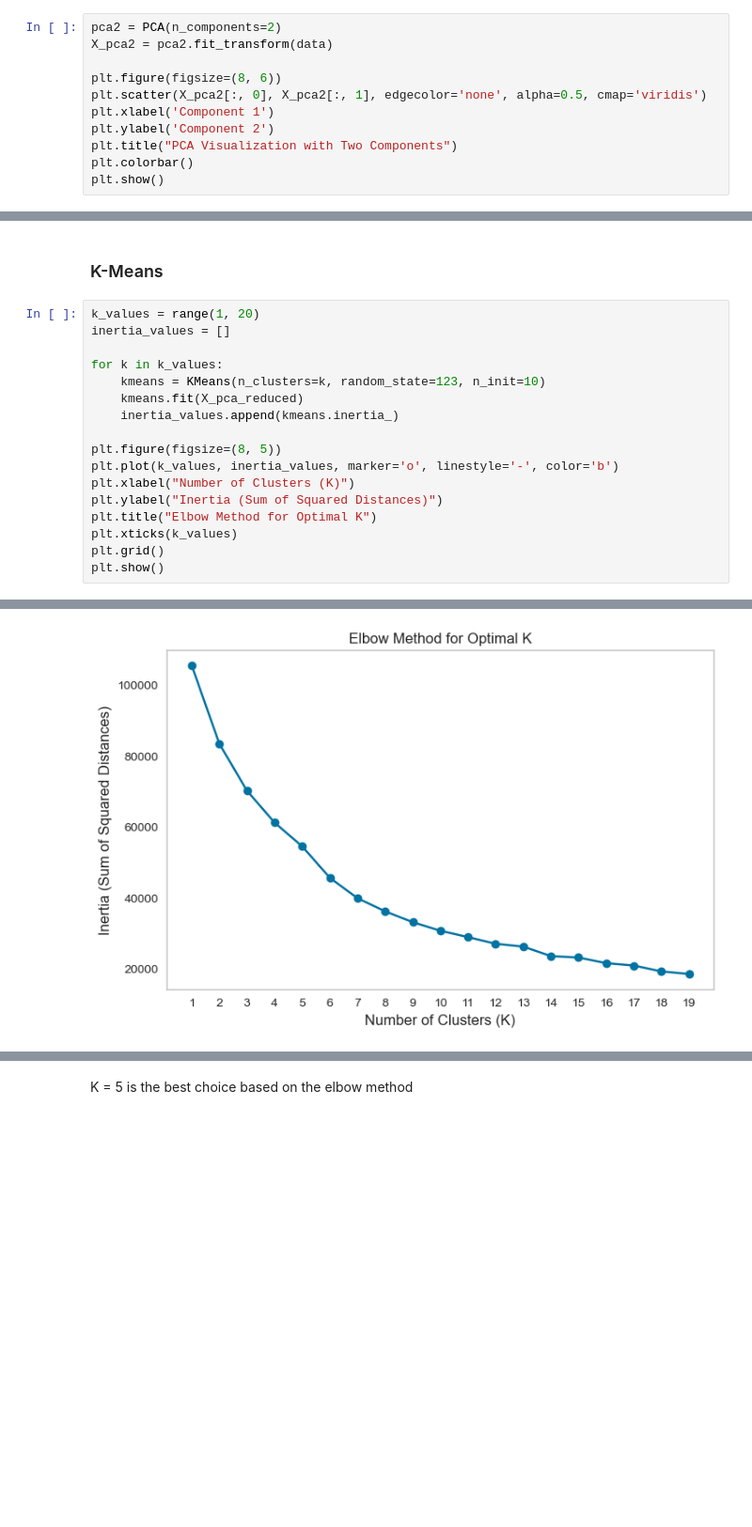
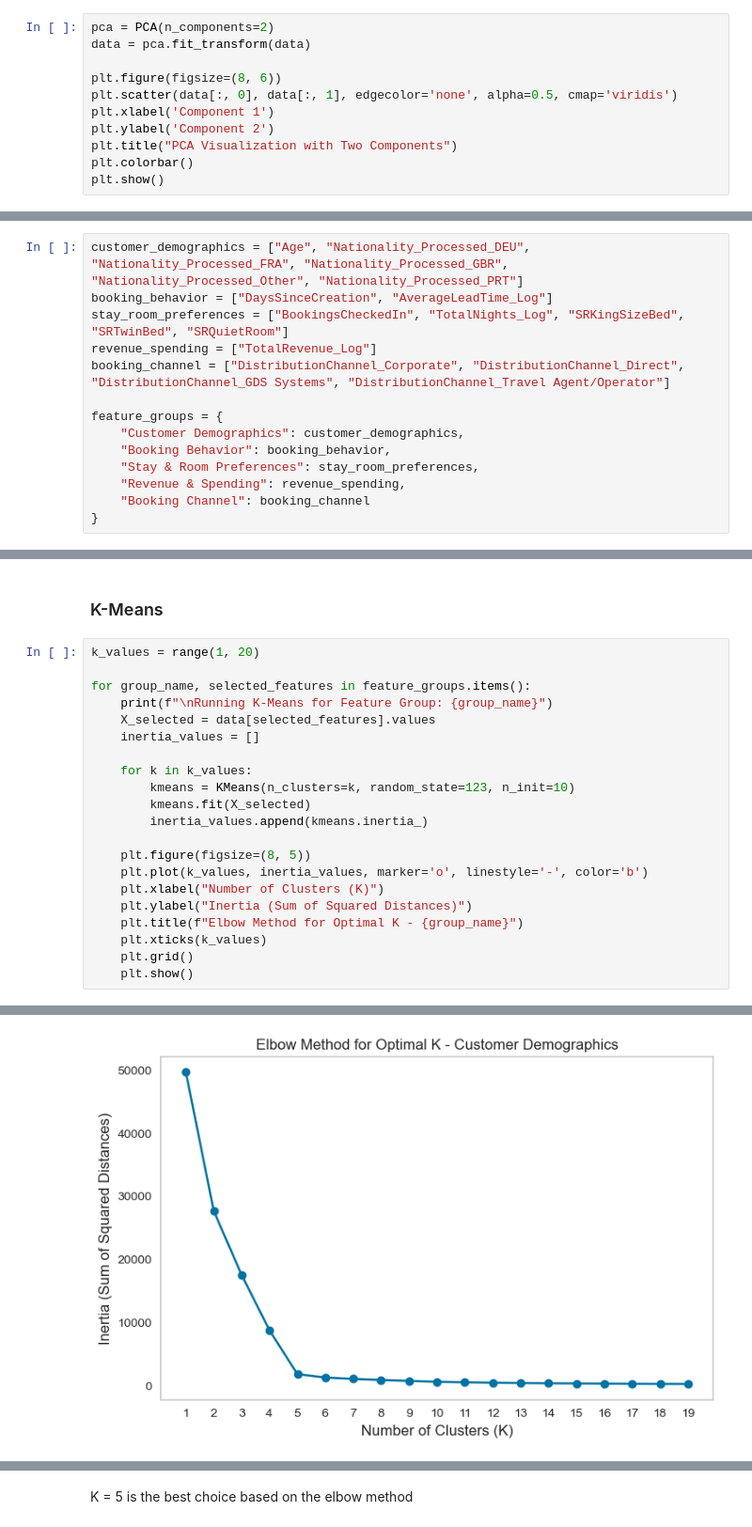
Before and after one commit to gugaaa1904/BC, a Jupyter notebook: Case 1.ipynb, the cells around one changed output, grey strips where cells are left out. Shown at 94% size. Drawn from its saved outputs; the diff is of its cells as text; blank space fills up the shorter version.

Commit message:
more clustering

```diff
--- a/Case 1.ipynb
+++ b/Case 1.ipynb
@@ -764,11 +785,11 @@ data[:] = scaler.fit_transform(data)
 # %% [markdown]
 ### PCA
 # %%
-pca2 = PCA(n_components=2)
-X_pca2 = pca2.fit_transform(data)
+pca = PCA(n_components=2)
+data = pca.fit_transform(data)
 
 plt.figure(figsize=(8, 6))
-plt.scatter(X_pca2[:, 0], X_pca2[:, 1], edgecolor='none', alpha=0.5, cmap='viridis')
+plt.scatter(data[:, 0], data[:, 1], edgecolor='none', alpha=0.5, cmap='viridis')
 plt.xlabel('Component 1')
 plt.ylabel('Component 2')
 plt.title("PCA Visualization with Two Components")
@@ -833,2 +872,16 @@ UMAP-reduced shape: (69877, 2)
 # %% [markdown]
 # Clustering
+# %%
+customer_demographics = ["Age", "Nationality_Processed_DEU", "Nationality_Processed_FRA", "Nationality_Processed_GBR", "Nationality_Processed_Other", "Nationality_Processed_PRT"]
+booking_behavior = ["DaysSinceCreation", "AverageLeadTime_Log"]
+stay_room_preferences = ["BookingsCheckedIn", "TotalNights_Log", "SRKingSizeBed", "SRTwinBed", "SRQuietRoom"]
+revenue_spending = ["TotalRevenue_Log"]
+booking_channel = ["DistributionChannel_Corporate", "DistributionChannel_Direct", "DistributionChannel_GDS Systems", "DistributionChannel_Travel Agent/Operator"]
+
+feature_groups = {
+    "Customer Demographics": customer_demographics,
+    "Booking Behavior": booking_behavior,
+    "Stay & Room Preferences": stay_room_preferences,
+    "Revenue & Spending": revenue_spending,
+    "Booking Channel": booking_channel
+}
@@ -836,19 +932,23 @@ UMAP-reduced shape: (69877, 2)
 ### K-Means
 # %%
 k_values = range(1, 20)
-inertia_values = []
 
-for k in k_values:
-    kmeans = KMeans(n_clusters=k, random_state=123, n_init=10)
-    kmeans.fit(X_pca_reduced)
-    inertia_values.append(kmeans.inertia_)
+for group_name, selected_features in feature_groups.items():
+    print(f"\nRunning K-Means for Feature Group: {group_name}")
+    X_selected = data[selected_features].values
+    inertia_values = []
 
-plt.figure(figsize=(8, 5))
-plt.plot(k_values, inertia_values, marker='o', linestyle='-', color='b')
-plt.xlabel("Number of Clusters (K)")
-plt.ylabel("Inertia (Sum of Squared Distances)")
-plt.title("Elbow Method for Optimal K")
-plt.xticks(k_values)
-plt.grid()
-plt.show()
+    for k in k_values:
+        kmeans = KMeans(n_clusters=k, random_state=123, n_init=10)
+        kmeans.fit(X_selected)
+        inertia_values.append(kmeans.inertia_)
+
+    plt.figure(figsize=(8, 5))
+    plt.plot(k_values, inertia_values, marker='o', linestyle='-', color='b')
+    plt.xlabel("Number of Clusters (K)")
+    plt.ylabel("Inertia (Sum of Squared Distances)")
+    plt.title(f"Elbow Method for Optimal K - {group_name}")
+    plt.xticks(k_values)
+    plt.grid()
+    plt.show()
 # %% [output]
@@ -855 +956 @@ plt.show()
-[figure, old version]
+[figure, new version]
```
Also changed, not shown: parts of 9 cells of this notebook.
